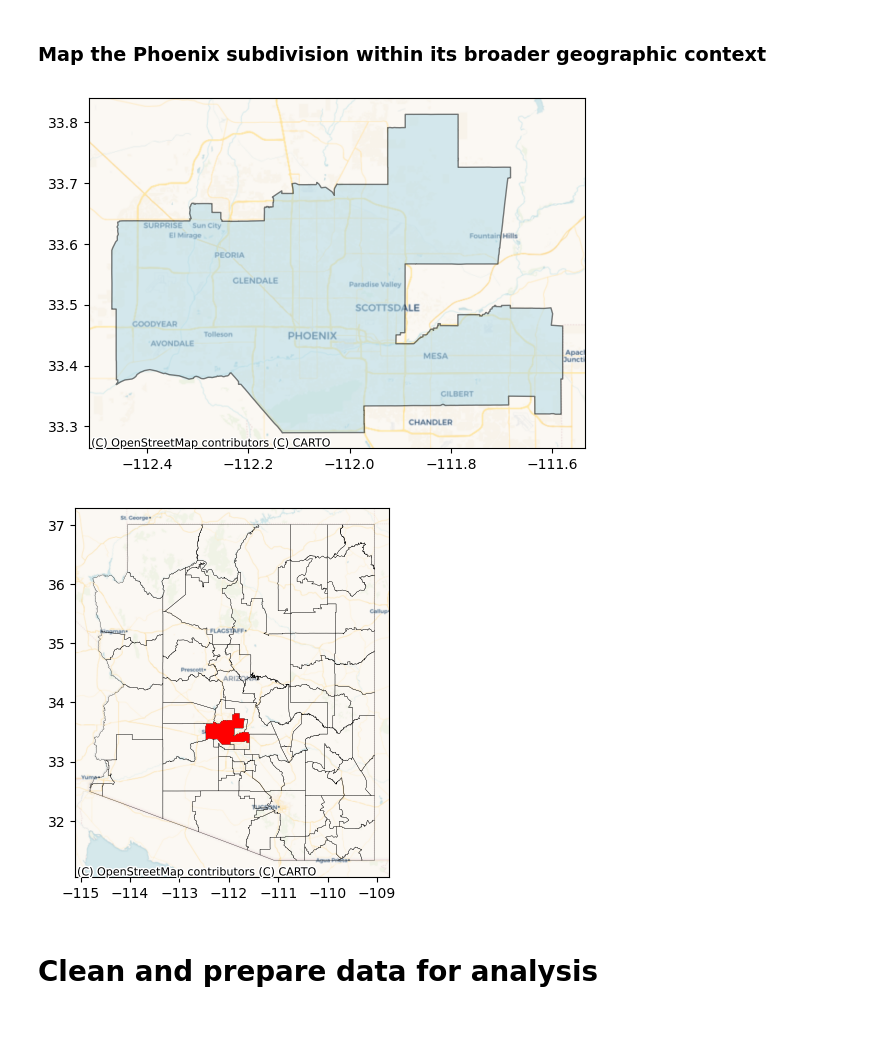
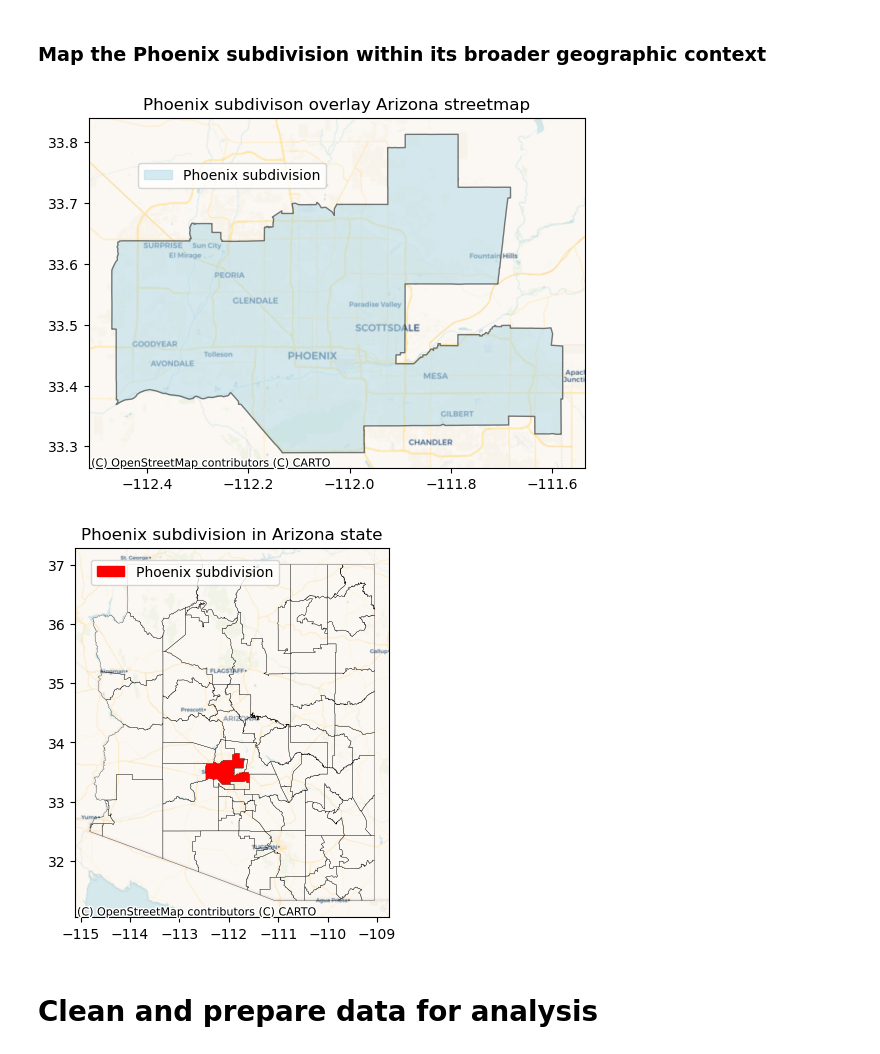
Before and after one commit to lsdixit/Biodiversity-Intactness-Index-Change, a Jupyter notebook: bii_change.ipynb, the cells around one changed output. Cells and saved outputs as stored; diff of their text form; code cells hidden in the pictures; blank space fills up the shorter version.

Commit message:
add legend to map, adjust BII calculations

```diff
--- a/bii_change.ipynb
+++ b/bii_change.ipynb
@@ -193,15 +193,21 @@ phoenix.plot()
 # %%
 # Plot Phoenix subdivision with city basemap
 fig, ax = plt.subplots()
 
 phoenix.plot(ax=ax,
              facecolor="lightblue",
              alpha=0.5,
-             edgecolor="black")
+             edgecolor="black",
+             legend=True)
+
+plt.title("Phoenix subdivison overlay Arizona streetmap")
+
+red_patch = mpatches.Patch(color='lightblue', alpha=0.5, label='Phoenix subdivision')
+plt.legend(handles=[red_patch], loc=(0.10, 0.8))
 
 cx.add_basemap(ax, crs=phoenix.crs, source=cx.providers.CartoDB.Voyager)
 # %% [output]
-[figure, old version]
+[figure, new version]
 # %%
 # Plot Phoenix subdivison with Arizona counties
 fig, ax = plt.subplots()
@@ -209,9 +215,13 @@ fig, ax = plt.subplots()
 arizona.plot(ax=ax, facecolor="none", linewidth=0.2)
 phoenix.plot(ax=ax, facecolor="red")
 
+plt.title("Phoenix subdivision in Arizona state")
+red_patch = mpatches.Patch(color='red', label='Phoenix subdivision')
+plt.legend(handles=[red_patch], loc=(0.05, 0.9))
+
 cx.add_basemap(ax, crs=phoenix.crs, source=cx.providers.CartoDB.Voyager)
 # %% [output]
-[figure, old version]
+[figure, new version]
 # %% [markdown]
 # Clean and prepare data for analysis
 # %% [markdown]
```
Also changed, not shown: parts of 5 cells of this notebook.
